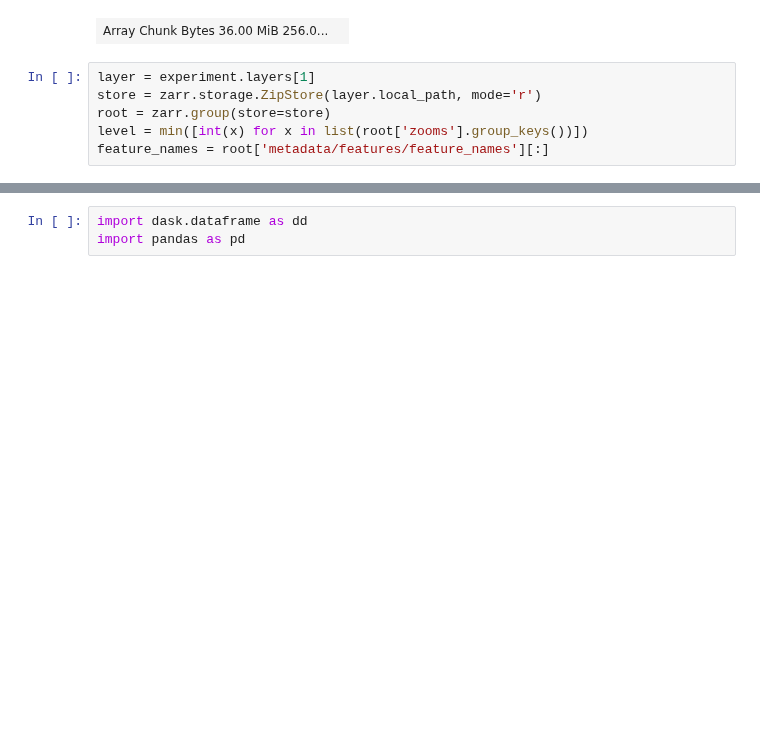
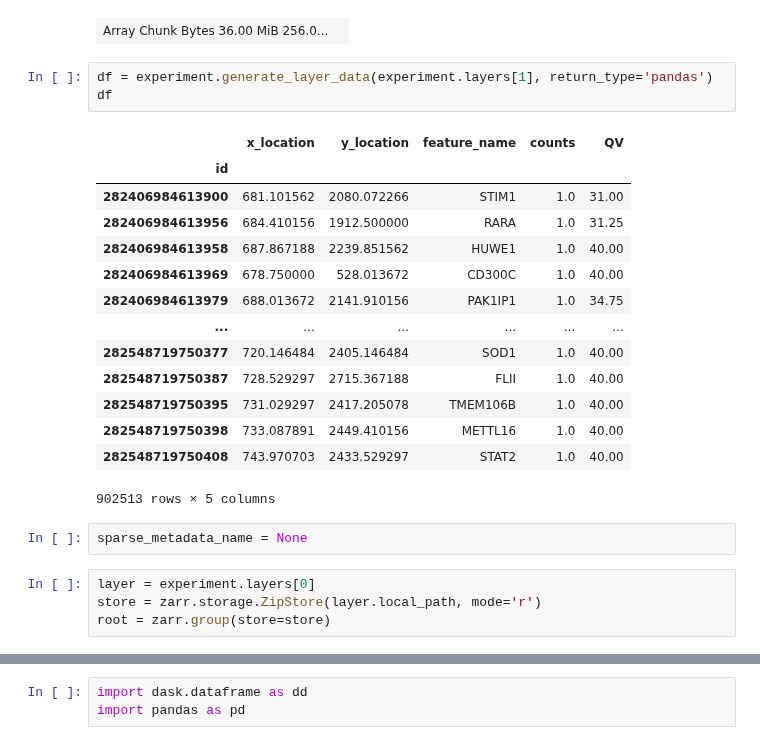
Before and after one commit to estorrs/cosilico-viewer, a Jupyter notebook: notebooks/data_preprocessing/sandbox.ipynb, the cells around one changed output, grey strips where cells are left out. Saved outputs shown, nothing was run; the diff lists cells and outputs as text; blank space fills up the shorter version.

```diff
--- a/notebooks/data_preprocessing/sandbox.ipynb
+++ b/notebooks/data_preprocessing/sandbox.ipynb
@@ -216,9 +216,27 @@ arr = experiment.generate_image_data(experiment.images[0])
 arr
 # %% [output]
 | Array Chunk Bytes 36.00 MiB 256.0... |  |
+# %%
+df = experiment.generate_layer_data(experiment.layers[1], return_type='pandas')
+df
+# %% [output]
+|  | x_location | y_location | feature_name | counts | QV |
+| id |  |  |  |  |  |
+| 282406984613900 | 681.101562 | 2080.072266 | STIM1 | 1.0 | 31.00 |
+| 282406984613956 | 684.410156 | 1912.500000 | RARA | 1.0 | 31.25 |
+| 282406984613958 | 687.867188 | 2239.851562 | HUWE1 | 1.0 | 40.00 |
+| 282406984613969 | 678.750000 | 528.013672 | CD300C | 1.0 | 40.00 |
+| 282406984613979 | 688.013672 | 2141.910156 | PAK1IP1 | 1.0 | 34.75 |
+| ... | ... | ... | ... | ... | ... |
+| 282548719750377 | 720.146484 | 2405.146484 | SOD1 | 1.0 | 40.00 |
+| 282548719750387 | 728.529297 | 2715.367188 | FLII | 1.0 | 40.00 |
+| 282548719750395 | 731.029297 | 2417.205078 | TMEM106B | 1.0 | 40.00 |
+| 282548719750398 | 733.087891 | 2449.410156 | METTL16 | 1.0 | 40.00 |
+| 282548719750408 | 743.970703 | 2433.529297 | STAT2 | 1.0 | 40.00 |
+902513 rows × 5 columns
+# %%
+sparse_metadata_name = None
 # %%
-layer = experiment.layers[1]
+layer = experiment.layers[0]
 store = zarr.storage.ZipStore(layer.local_path, mode='r')
 root = zarr.group(store=store)
-level = min([int(x) for x in list(root['zooms'].group_keys())])
-feature_names = root['metadata/features/feature_names'][:]
```
Also changed, not shown: parts of 22 cells of this notebook, 1 other file.
